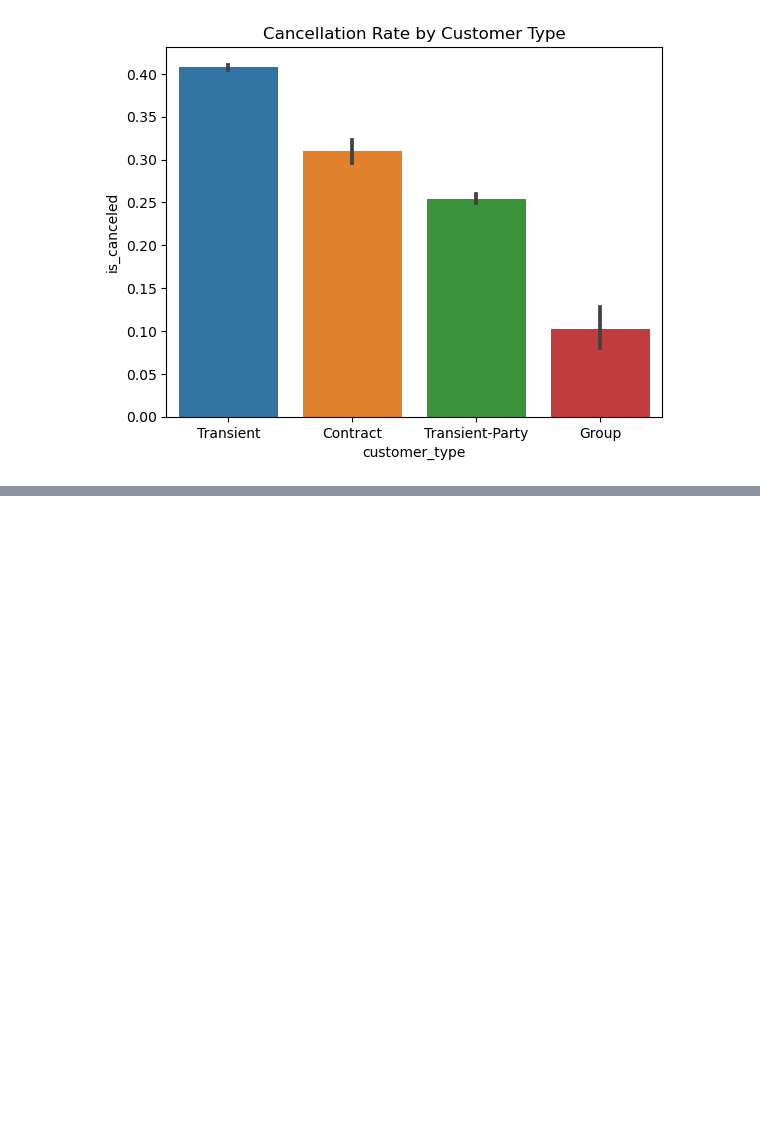
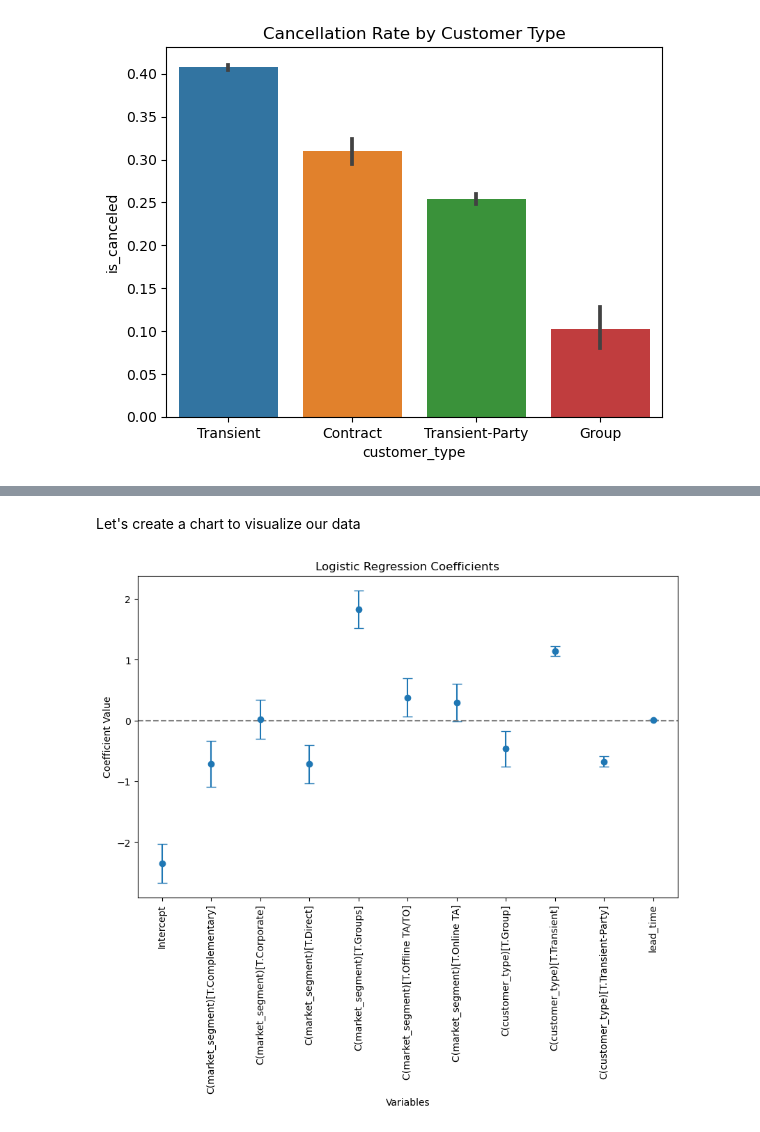
Before and after one commit to nachogalasso/da_python, a Jupyter notebook: hotel_bookings/hb_analysis.ipynb, the cells around one changed output, grey strips where cells are left out. Drawn from its saved outputs; the diff is of its cells as text; code cells hidden in the pictures; blank space fills up the shorter version.

Commit message:
prediction model

```diff
--- a/hotel_bookings/hb_analysis.ipynb
+++ b/hotel_bookings/hb_analysis.ipynb
@@ -500,0 +503,6 @@ plt.show()
+# %%
+# First let's create our logistic regression model
+cancellation_model = smf.logit('is_canceled ~ lead_time + C(market_segment) + C(customer_type)', data=df_cancellations).fit()
+
+# Model Sypnosis
+print(cancellation_model.summary())
@@ -500,0 +529,8 @@ plt.show()
+# %%
+# Extracting the values and coefficients
+cancellation_coef = cancellation_model.params
+cancellation_values = cancellation_model.pvalues
+
+# Display coefficients and p-values
+print(f"Coefficients:\n{cancellation_coef}\n")
+print(f"P-values:\n{cancellation_values}\n")
@@ -500,0 +555,23 @@ plt.show()
+# %% [markdown]
+<p>Let's create a chart to visualize our data</p>
+# %%
+# I will need the confidence intervals. Remember the coef I already have them
+cancell_conf = cancellation_model.conf_int()
+
+# Adding the coefficients to the confidence model
+cancell_conf['coeff'] = cancellation_coef
+
+# To understand the data let's rename the columns
+cancell_conf.columns = ['2.5%','97.5%', 'coeff']
+
+# Creating the chart
+plt.figure(figsize=(10, 6))
+plt.errorbar(cancell_conf.index, cancell_conf['coeff'], yerr=[cancell_conf['coeff'] - cancell_conf['2.5%'], cancell_conf['97.5%'] - cancell_conf['coeff']], fmt='o', capsize=5)
+plt.axhline(0, color='gray', linestyle='--')
+plt.xticks(rotation=90)
+plt.title('Logistic Regression Coefficients')
+plt.xlabel('Variables')
+plt.ylabel('Coefficient Value')
+plt.show()
+# %% [output]
+[figure, added]
```
Also changed, not shown: parts of 8 cells of this notebook.
